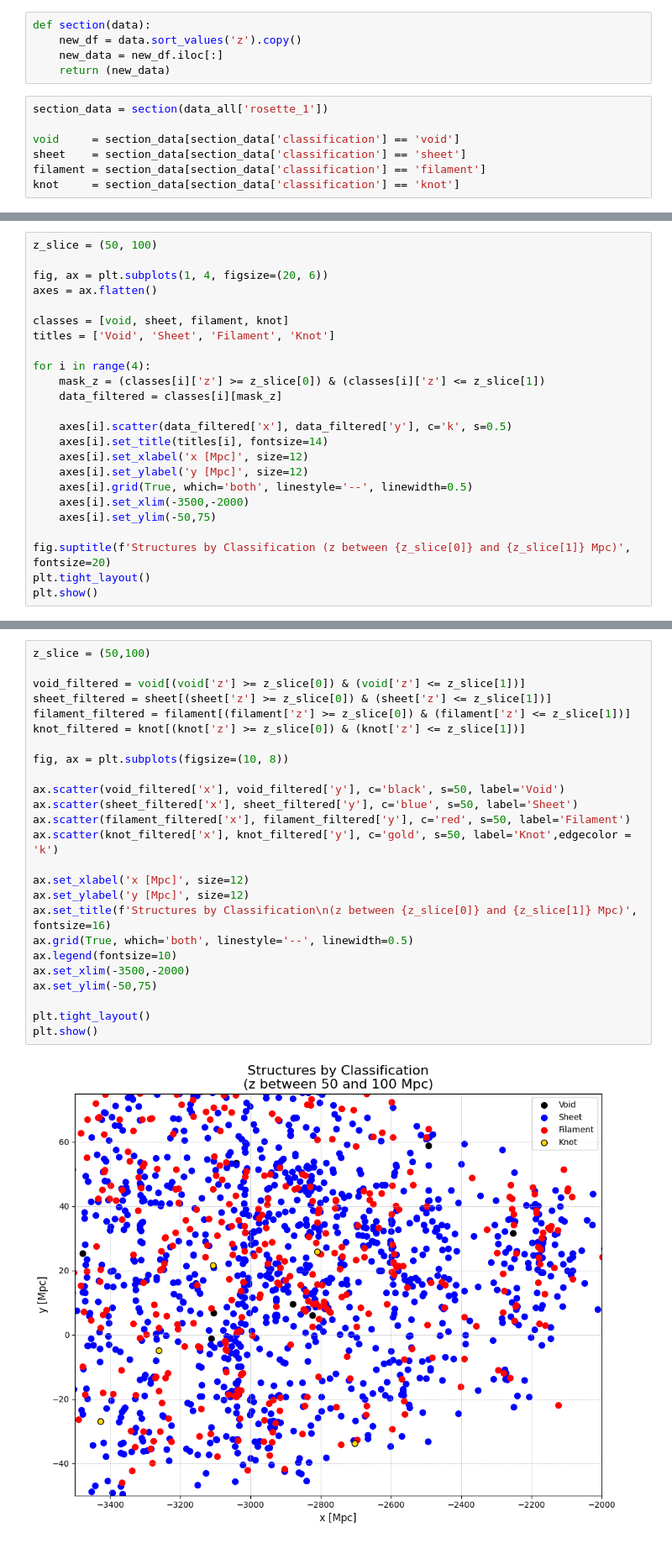
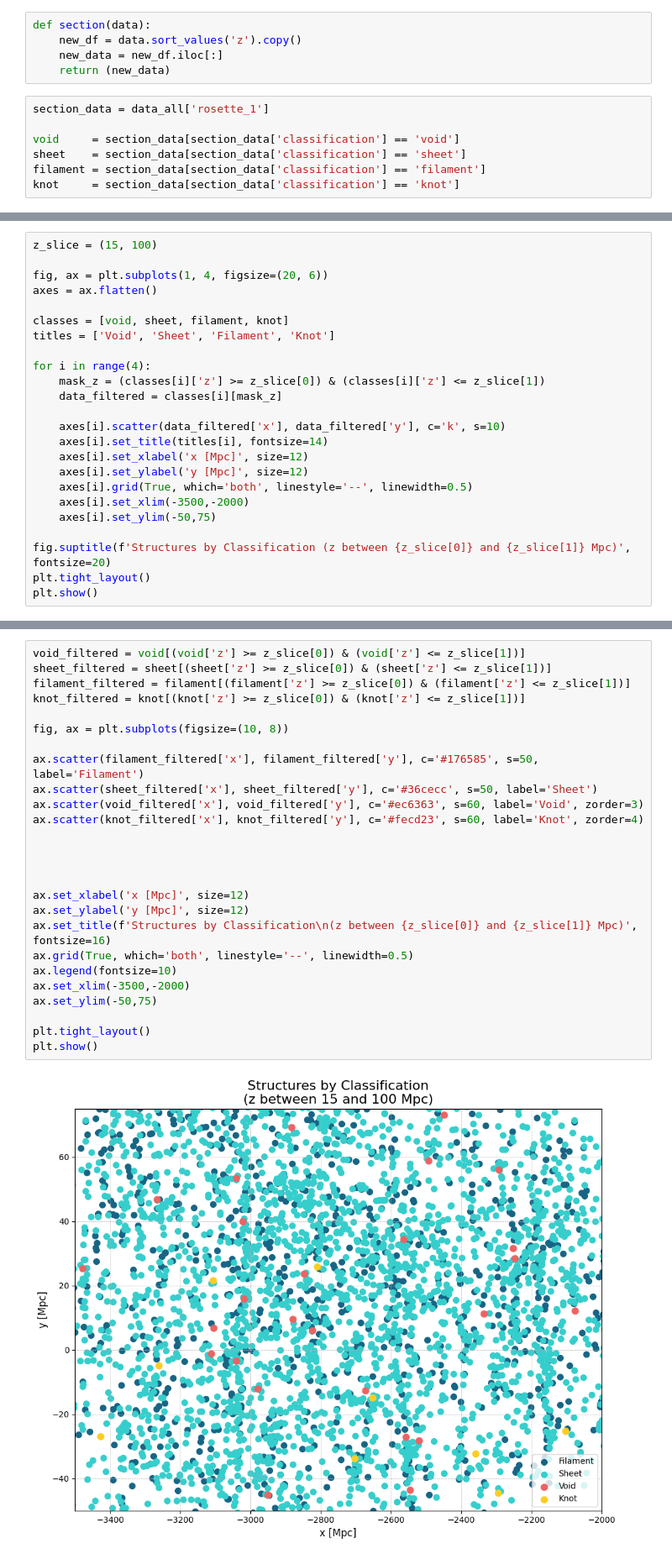
Before and after one commit to soguevaram/DESI, a Jupyter notebook: 20250704_Classification_LRG.ipynb, the cells around one changed output, grey strips where cells are left out. Shown: that part at 84% size. Drawn from its saved outputs; the diff is of its cells as text.

```diff
--- a/20250704_Classification_LRG.ipynb
+++ b/20250704_Classification_LRG.ipynb
@@ -156,7 +159,7 @@ def section(data):
     new_data = new_df.iloc[:]
     return (new_data)
 # %%
-section_data = section(data_all['rosette_1'])
+section_data = data_all['rosette_1']
 
 void     = section_data[section_data['classification'] == 'void']
 sheet    = section_data[section_data['classification'] == 'sheet']
@@ -203,5 +196,5 @@ plt.show()
 # %%
-z_slice = (50, 100)
+z_slice = (15, 100)
 
 fig, ax = plt.subplots(1, 4, figsize=(20, 6))
 axes = ax.flatten()
@@ -213,7 +206,7 @@ for i in range(4):
     mask_z = (classes[i]['z'] >= z_slice[0]) & (classes[i]['z'] <= z_slice[1])
     data_filtered = classes[i][mask_z]
 
-    axes[i].scatter(data_filtered['x'], data_filtered['y'], c='k', s=0.5)
+    axes[i].scatter(data_filtered['x'], data_filtered['y'], c='k', s=10)
     axes[i].set_title(titles[i], fontsize=14)
     axes[i].set_xlabel('x [Mpc]', size=12)
     axes[i].set_ylabel('y [Mpc]', size=12)
@@ -229,27 +222,28 @@ plt.show()
 # %%
-z_slice = (50,100)
-
 void_filtered = void[(void['z'] >= z_slice[0]) & (void['z'] <= z_slice[1])]
 sheet_filtered = sheet[(sheet['z'] >= z_slice[0]) & (sheet['z'] <= z_slice[1])]
 filament_filtered = filament[(filament['z'] >= z_slice[0]) & (filament['z'] <= z_slice[1])]
 knot_filtered = knot[(knot['z'] >= z_slice[0]) & (knot['z'] <= z_slice[1])]
 
 fig, ax = plt.subplots(figsize=(10, 8))
 
-ax.scatter(void_filtered['x'], void_filtered['y'], c='black', s=50, label='Void')
-ax.scatter(sheet_filtered['x'], sheet_filtered['y'], c='blue', s=50, label='Sheet')
-ax.scatter(filament_filtered['x'], filament_filtered['y'], c='red', s=50, label='Filament')
-ax.scatter(knot_filtered['x'], knot_filtered['y'], c='gold', s=50, label='Knot',edgecolor = 'k')
+ax.scatter(filament_filtered['x'], filament_filtered['y'], c='#176585', s=50, label='Filament')
+ax.scatter(sheet_filtered['x'], sheet_filtered['y'], c='#36cecc', s=50, label='Sheet')
+ax.scatter(void_filtered['x'], void_filtered['y'], c='#ec6363', s=60, label='Void', zorder=3)
+ax.scatter(knot_filtered['x'], knot_filtered['y'], c='#fecd23', s=60, label='Knot', zorder=4)
+
+
+
 
 ax.set_xlabel('x [Mpc]', size=12)
 ax.set_ylabel('y [Mpc]', size=12)
 ax.set_title(f'Structures by Classification\n(z between {z_slice[0]} and {z_slice[1]} Mpc)', fontsize=16)
 ax.grid(True, which='both', linestyle='--', linewidth=0.5)
 ax.legend(fontsize=10)
 ax.set_xlim(-3500,-2000)
 ax.set_ylim(-50,75)
 
 plt.tight_layout()
 plt.show()
 # %% [output]
-[figure, old version]
+[figure, new version]
```
Also changed, not shown: parts of 12 cells of this notebook.
